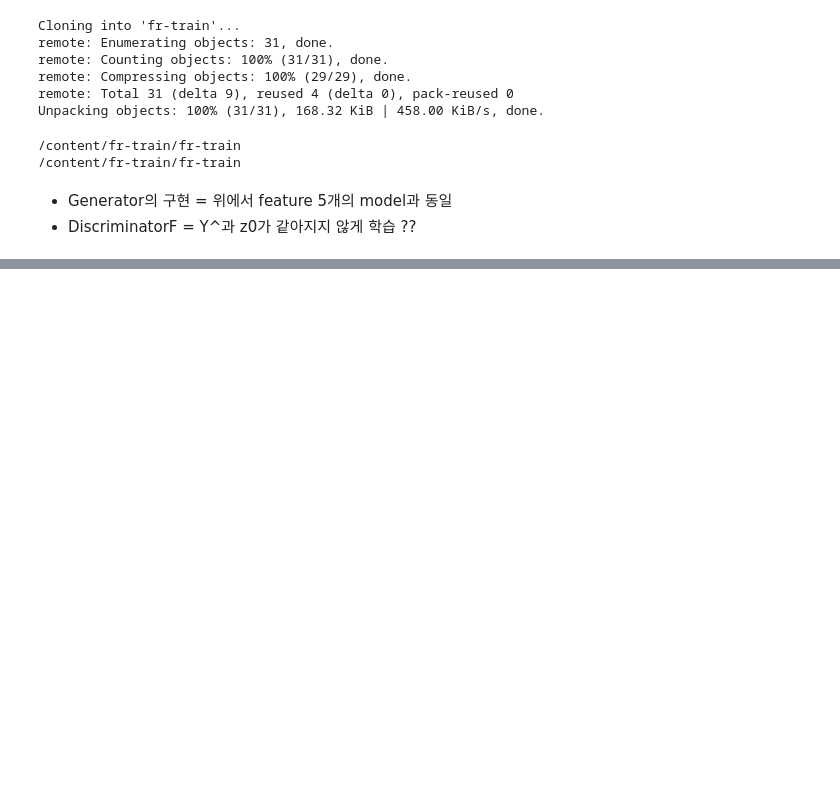
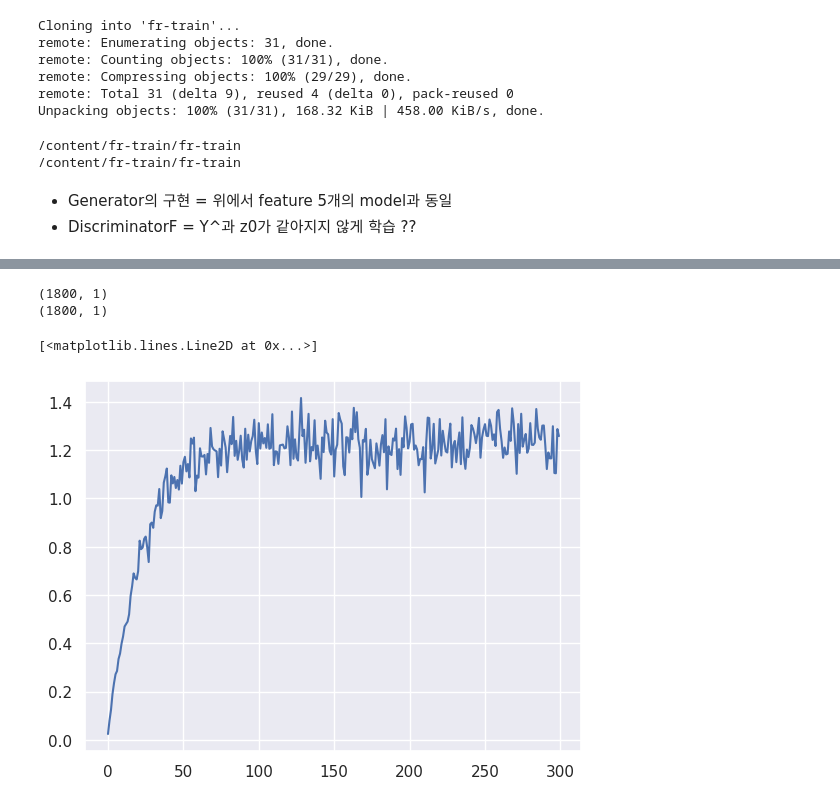
Before and after one commit to dolmani38/concept_drift, a Jupyter notebook: 230415.ipynb, the cells around one changed output, grey strips where cells are left out. Saved outputs shown, nothing was run; the diff lists cells and outputs as text; code cells hidden in the pictures; blank space fills up the shorter version.

```diff
--- a/230415.ipynb
+++ b/230415.ipynb
@@ -941,0 +970,53 @@ Mutual Information y_hat^,z0 = 1.030
+# %%
+from tqdm import tqdm
+
+H=20
+n_epoch = 300
+minibatch = 1000
+
+x = X[0:1800][['z0']].values
+y = y_train.data.numpy()
+
+class Net(nn.Module):
+    def __init__(self):
+        super(Net, self).__init__()
+        self.fc1 = nn.Linear(1, H)
+        self.fc2 = nn.Linear(1, H)
+        self.fc3 = nn.Linear(H, 1)
+
+    def forward(self, x, y):
+        h1 = F.relu(self.fc1(x)+self.fc2(y))
+        h2 = self.fc3(h1)
+        return h2
+
+model = Net()
+optimizer = torch.optim.Adam(model.parameters(), lr=0.01)
+
+print(x.shape)
+print(y.shape)
+plot_loss = []
+for epoch in tqdm(range(n_epoch)):
+    s = np.random.choice(x.shape[0],minibatch)
+    x_sample = Variable(torch.from_numpy(x[s].reshape(-1,1)).type(torch.FloatTensor), requires_grad = True)
+    y_sample = Variable(torch.from_numpy(y[s]).type(torch.FloatTensor), requires_grad = True)
+    y_shuffle = Variable(torch.from_numpy(np.random.permutation(y[s])).type(torch.FloatTensor), requires_grad = True)
+    ret = torch.mean(model(x_sample, y_sample)) - torch.log(torch.mean(torch.exp(model(x_sample, y_shuffle))))
+    loss = - ret  # maximize
+    model.zero_grad()
+    loss.backward()
+    optimizer.step()
+    plot_loss.append(ret.data.numpy())
+
+
+    #back_loss = loss
+
+print('')
+
+plot_loss = np.asarray(plot_loss)
+
+plt.plot(plot_loss)
+# %% [output]
+(1800, 1)
+(1800, 1)
+[<matplotlib.lines.Line2D at 0x...>]
+[figure, added]
```
Also changed, not shown: parts of 5 cells of this notebook.
